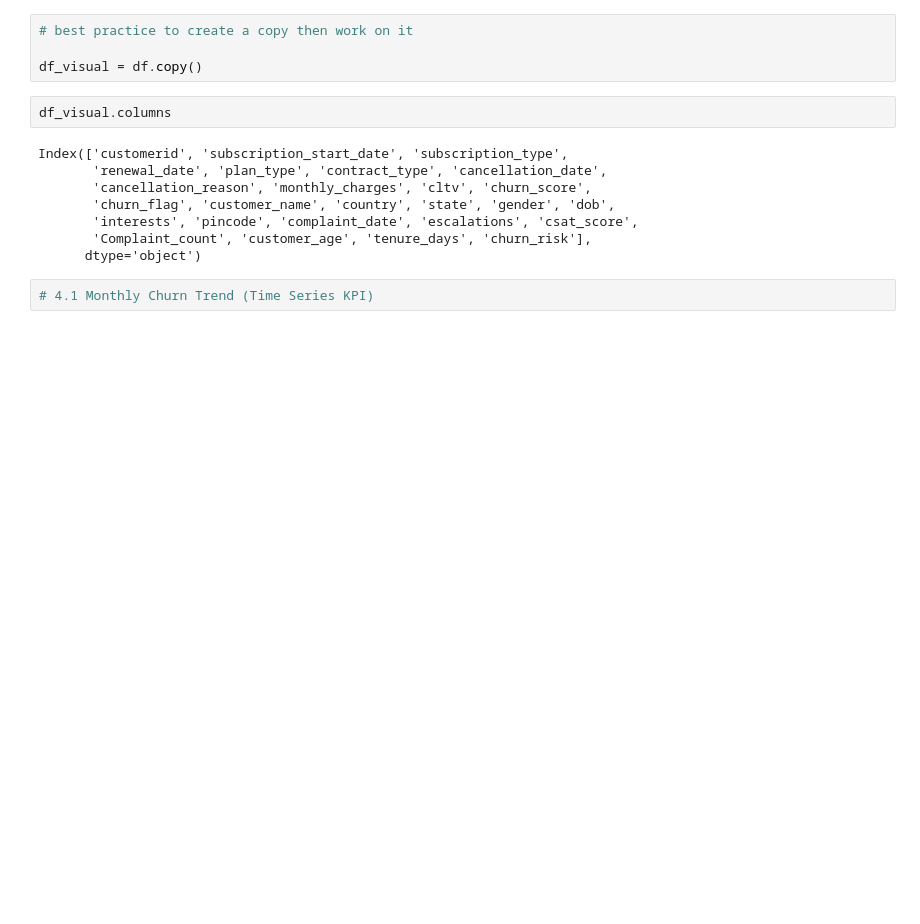
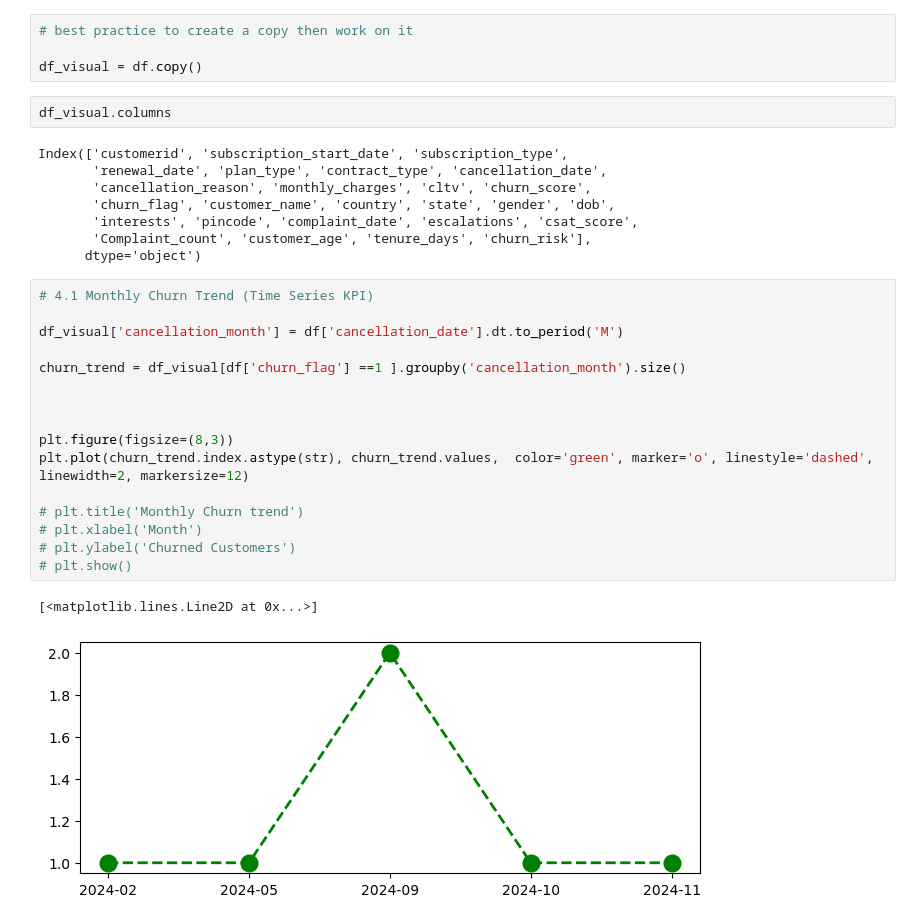
Before and after one commit to shakti-mankar/DA-DS-Projects, a Jupyter notebook: Churn_Analysis/Churn Analysis_main.ipynb, the cells around one changed output. Saved outputs shown, nothing was run; the diff lists cells and outputs as text; blank space fills up the shorter version.

Commit message:
Data visualization using matplotlib

```diff
--- a/Churn_Analysis/Churn Analysis_main.ipynb
+++ b/Churn_Analysis/Churn Analysis_main.ipynb
@@ -754,5 +754,22 @@ Index(['customerid', 'subscription_start_date', 'subscription_type',
        'interests', 'pincode', 'complaint_date', 'escalations', 'csat_score',
        'Complaint_count', 'customer_age', 'tenure_days', 'churn_risk'],
       dtype='object')
-# %%
-# 4.1 Monthly Churn Trend (Time Series KPI)
+# %%
+# 4.1 Monthly Churn Trend (Time Series KPI)
+
+df_visual['cancellation_month'] = df['cancellation_date'].dt.to_period('M')
+
+churn_trend = df_visual[df['churn_flag'] ==1 ].groupby('cancellation_month').size()
+
+
+
+plt.figure(figsize=(8,3))
+plt.plot(churn_trend.index.astype(str), churn_trend.values,  color='green', marker='o', linestyle='dashed',  linewidth=2, markersize=12)
+
+# plt.title('Monthly Churn trend')
+# plt.xlabel('Month')
+# plt.ylabel('Churned Customers')
+# plt.show()
+# %% [output]
+[<matplotlib.lines.Line2D at 0x...>]
+[figure, added]
```
Also changed, not shown: parts of 6 cells of this notebook.
